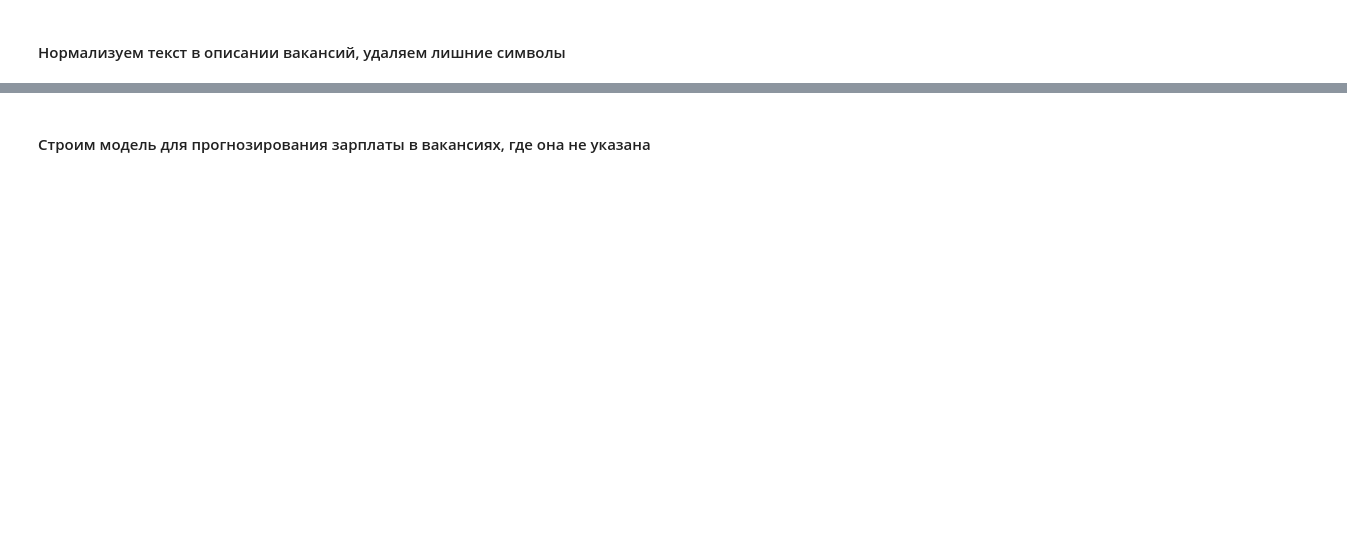
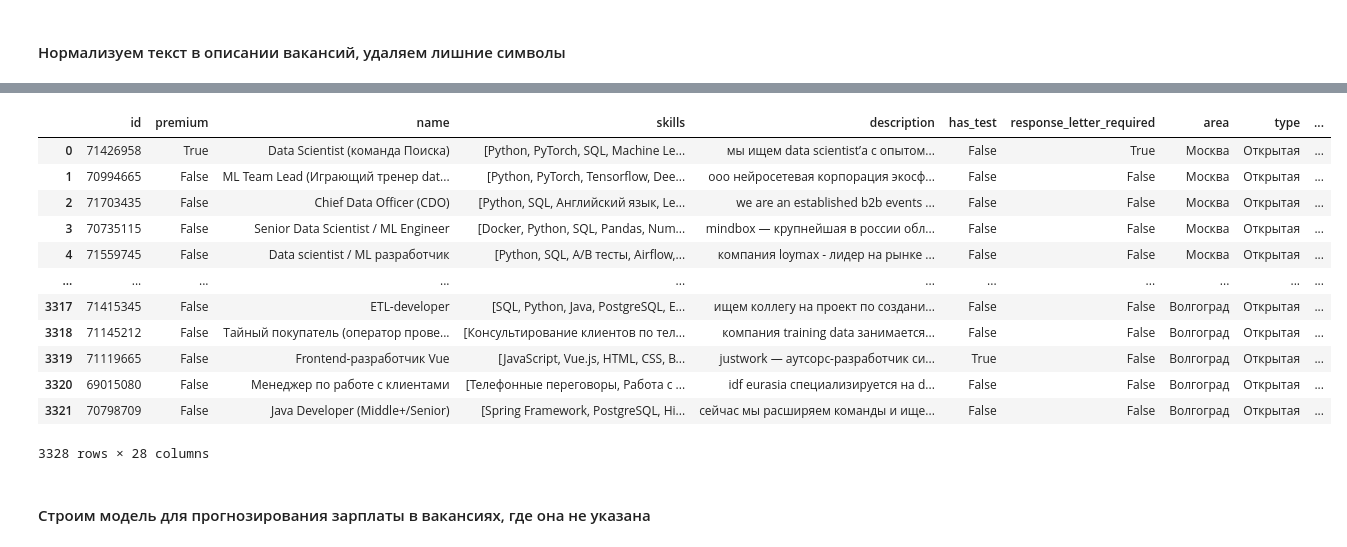
Before and after one commit to Itillonis/DA_Project, a Jupyter notebook: Final project.ipynb, the cells around one changed output, grey strips where cells are left out. Cells and saved outputs as stored; diff of their text form; code cells hidden in the pictures; blank space fills up the shorter version.

```diff
--- a/Final project.ipynb
+++ b/Final project.ipynb
@@ -258,0 +308,3 @@ vacs_and_skills
+# %%
+not_leveled_vacs = vacs_and_skills[vacs_and_skills['Level'].isnull()].copy()
+description_nl = text_transformer.fit_transform(not_leveled_vacs['description'])
@@ -259,2 +348,20 @@ vacs_and_skills
+# %%
+vacs_and_skills['Level'].fillna(vacs_and_skills[0], inplace=True)
+vacs_and_skills.drop(labels = [0], axis = 1, inplace = True)
+vacs_and_skills
+# %% [output]
+|  | id | premium | name | skills | description | has_test | response_letter_required | area | type | ... |
+| 0 | 71426958 | True | Data Scientist (команда Поиска) | [Python, PyTorch, SQL, Machine Le... | мы ищем data scientist’а с опытом... | False | True | Москва | Открытая | ... |
+| 1 | 70994665 | False | ML Team Lead (Играющий тренер dat... | [Python, PyTorch, Tensorflow, Dee... | ооо нейросетевая корпорация экосф... | False | False | Москва | Открытая | ... |
+| 2 | 71703435 | False | Chief Data Officer (CDO) | [Python, SQL, Английский язык, Le... | we are an established b2b events ... | False | False | Москва | Открытая | ... |
+| 3 | 70735115 | False | Senior Data Scientist / ML Engineer | [Docker, Python, SQL, Pandas, Num... | mindbox — крупнейшая в россии обл... | False | False | Москва | Открытая | ... |
+| 4 | 71559745 | False | Data scientist / ML разработчик | [Python, SQL, A/B тесты, Airflow,... | компания loymax - лидер на рынке ... | False | False | Москва | Открытая | ... |
+| ... | ... | ... | ... | ... | ... | ... | ... | ... | ... | ... |
+| 3317 | 71415345 | False | ETL-developer | [SQL, Python, Java, PostgreSQL, E... | ищем коллегу на проект по создани... | False | False | Волгоград | Открытая | ... |
+| 3318 | 71145212 | False | Тайный покупатель (оператор прове... | [Консультирование клиентов по тел... | компания training data занимается... | False | False | Волгоград | Открытая | ... |
+| 3319 | 71119665 | False | Frontend-разработчик Vue | [JavaScript, Vue.js, HTML, CSS, B... | justwork — аутсорс-разработчик си... | True | False | Волгоград | Открытая | ... |
+| 3320 | 69015080 | False | Менеджер по работе с клиентами | [Телефонные переговоры, Работа с ... | idf eurasia специализируется на d... | False | False | Волгоград | Открытая | ... |
+| 3321 | 70798709 | False | Java Developer (Middle+/Senior) | [Spring Framework, PostgreSQL, Hi... | сейчас мы расширяем команды и ище... | False | False | Волгоград | Открытая | ... |
+3328 rows × 28 columns
 # %% [markdown]
 #### Строим модель для прогнозирования зарплаты в вакансиях, где она не указана
```
Also changed, not shown: parts of 35 cells of this notebook.
